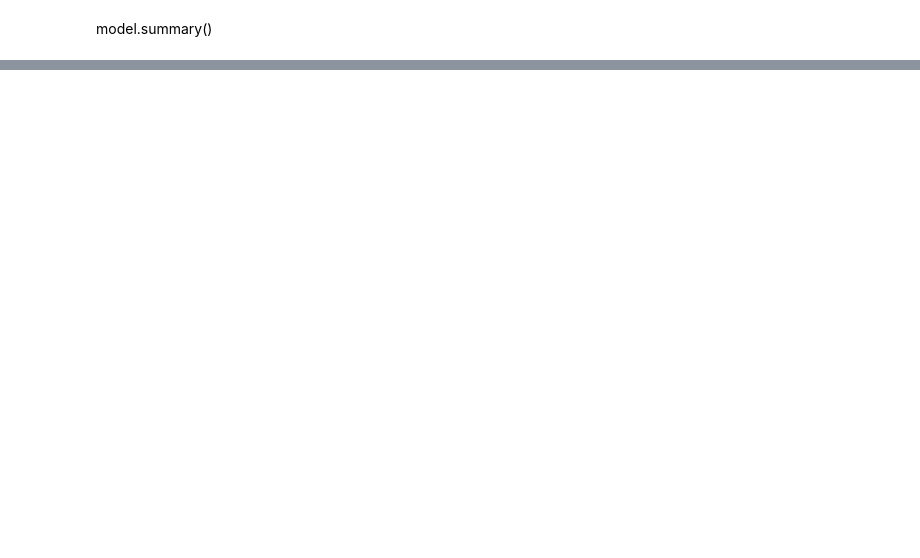
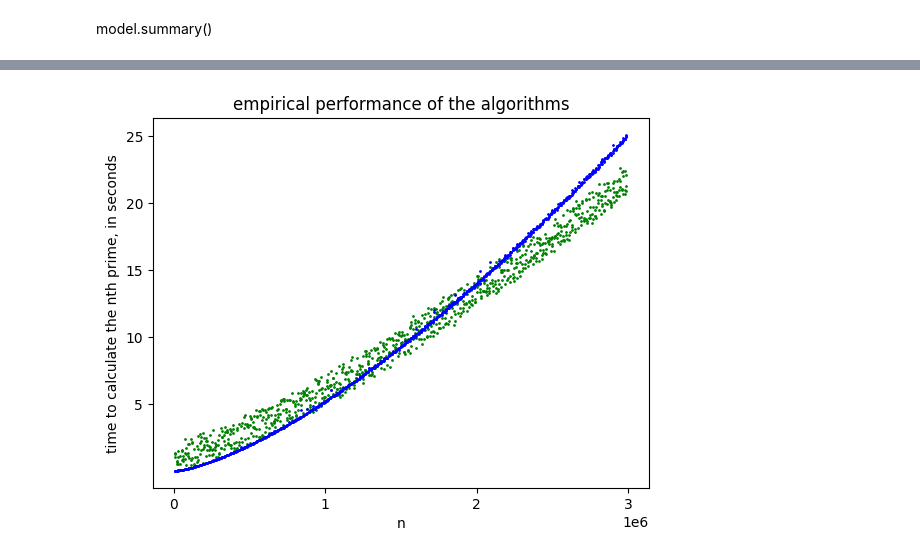
Before and after one commit to jamespfennell/primes, a Jupyter notebook: analysis/Analysis.ipynb, the cells around one changed output, grey strips where cells are left out. Cells and saved outputs as stored; diff of their text form; code cells hidden in the pictures; blank space fills up the shorter version.

```diff
--- a/analysis/Analysis.ipynb
+++ b/analysis/Analysis.ipynb
@@ -68,0 +49,22 @@ plt.show()
+# %%
+# The csv is generating using `cargo run --release timings1 > analysis/timings1.csv
+timings1 = np.loadtxt("timings1.csv", delimiter=",", dtype=int)
+timings1 = timings1[timings1[:,0]<3000000, :]
+# The csv is generating using `cargo run --release timings3 > analysis/timings3.csv
+timings3 = np.loadtxt("timings3.csv", delimiter=",", dtype=int)
+timings3 = timings3[timings3[:,0]<3000000, :]
+
+# Plot output
+plt.scatter(timings1.transpose()[0].reshape((-1, 1)), timings1.transpose()[1] / 1000000, color="green", s=1)
+plt.scatter(timings3.transpose()[0].reshape((-1, 1)), timings3.transpose()[1] / 1000000, color="blue", s=1)
+
+
+plt.xticks([i*1000000 for i in [0, 1, 2, 3]])
+plt.yticks([5, 10, 15, 20, 25])
+
+plt.xlabel("n")
+plt.ylabel("time to calculate the nth prime, in seconds")
+plt.title("empirical performance of the algorithms")
+plt.show()
+# %% [output]
+[figure, added]
```
Also changed, not shown: parts of 6 cells of this notebook, 6 other files.
